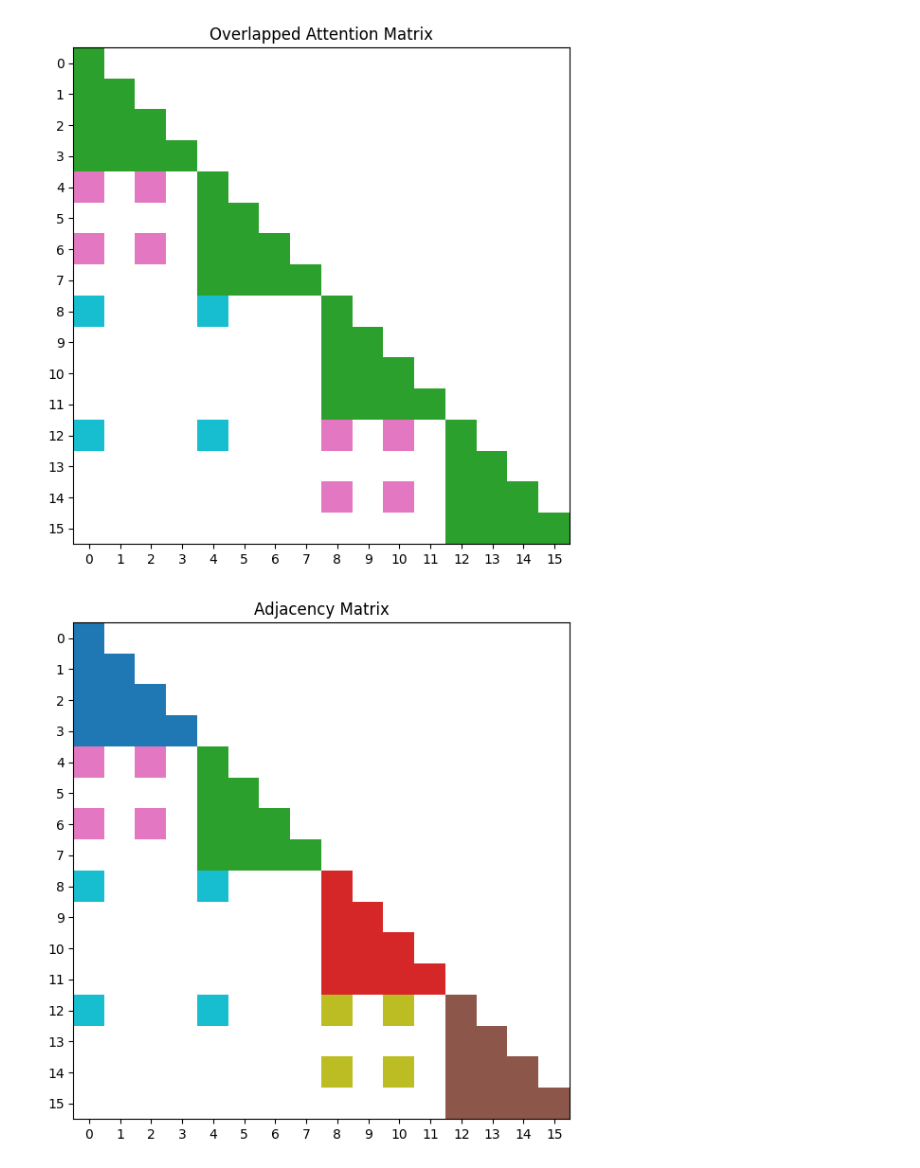
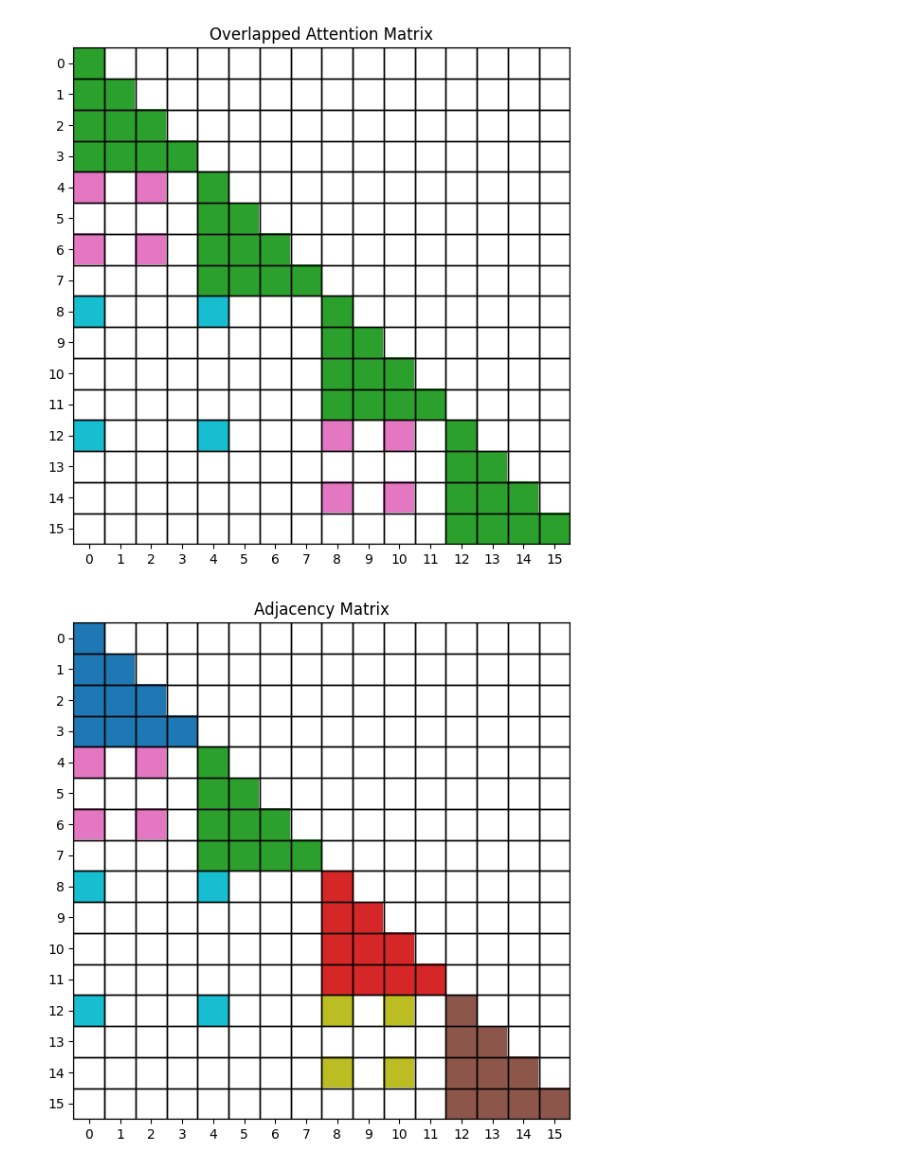
Before and after one commit to hkproj/python-longnet, a Jupyter notebook: longnet_visualizer.ipynb, the cells around one changed output. Cells and saved outputs as stored; diff of their text form; code cells hidden in the pictures.

Commit message:
better visualizations

```diff
--- a/longnet_visualizer.ipynb
+++ b/longnet_visualizer.ipynb
@@ -5,73 +5,103 @@ import matplotlib.pyplot as plt
 from matplotlib.colors import ListedColormap
 
 
-N = 16 # Sequence length
-w0 = 4 # Initial window size
-r0 = 1 # Initial stride size
-alpha = 2 # Geometric progression factor
+N = 16  # Sequence length
+w0 = 4  # Initial window size
+r0 = 1  # Initial stride size
+alpha = 2  # Geometric progression factor
 
 # Number of different (w,r) pairs. Can be calculated given that w and r are in geometric progression
 # So we can write N = w0 * alpha^k, where alpha is the geometric progression factor
 # So k = log_alpha(N/w0) = log(N/w0) / log(alpha)
-k = int(np.log(N/w0) / np.log(alpha)) + 1
+k = int(np.log(N / w0) / np.log(alpha)) + 1
 
 # Generate the w_seq as a geometric progression
-w_seq = [w0 * alpha ** i for i in range(k)]
+w_seq = [w0 * alpha**i for i in range(k)]
 # Generate the r_seq as a geometric progression
-r_seq = [r0 * alpha ** i for i in range(k)]
+r_seq = [r0 * alpha**i for i in range(k)]
 
-colors = ['#FFFFFF', '#1F77B4', '#FF7F0E', '#2CA02C', '#D62728', '#9467BD', '#8C564B', '#E377C2', '#7F7F7F', '#BCBD22', '#17BECF']
+colors = [
+    "#FFFFFF",
+    "#1F77B4",
+    "#FF7F0E",
+    "#2CA02C",
+    "#D62728",
+    "#9467BD",
+    "#8C564B",
+    "#E377C2",
+    "#7F7F7F",
+    "#BCBD22",
+    "#17BECF",
+]
 
 assert w_seq[-1] == N, f"The last element of w_seq must be N, but it is {w_seq[-1]}"
 
-k = len(w_seq) # Number of different (w,r) pairs
+k = len(w_seq)  # Number of different (w,r) pairs
+
 
 def get_indices_for_configuration(w, r):
     # Split the whole sequence in multiple "segments" of length w
     num_segments = N // w
     for segment_index in range(num_segments):
         segment_start_index = segment_index * w
         segment_end_index = segment_start_index + w
         # Select the indices in the segment with a stride of r
         indices = np.arange(segment_start_index, segment_end_index, r)
         yield indices
 
-# Create a grid of size (N, N) with zeros
+
+# Create a grid of size (N, N) with zeros and the graph equivalent
 matrix = np.zeros((N, N))
 adj_matrix = np.zeros((N, N))
 adj_list = defaultdict(set)
 
-group_index = 0 # Indicates that nodes belonging to the same segment have an edge connecting them
+group_index = (
+    0  # Indicates that nodes belonging to the same segment have an edge connecting them
+)
 
-# Color each (w,r) pair with a different color
 for i, (w, r) in enumerate(zip(w_seq, r_seq)):
     indices = get_indices_for_configuration(w, r)
     for j, segment_indices in enumerate(indices):
         group_index += 1
         for index1 in segment_indices:
             for index2 in segment_indices:
                 if matrix[index1, index2] == 0 and index1 >= index2:
+                    # Only create an edge for causal connections between tokens
                     adj_list[index1].add(index2.item())
                     adj_list[index2].add(index1.item())
                     adj_matrix[index1, index2] = group_index
                     matrix[index1, index2] = i + 1
 
+
+def highlight_cell(x, y, ax=None, **kwargs):
+    rect = plt.Rectangle((x - 0.5, y - 0.5), 1, 1, fill=False, **kwargs)
+    ax = ax or plt.gca()
+    ax.add_patch(rect)
+    return rect
+
+
 # Plot is useless for big sequence lengths
 if N <= 32:
-        # Plot the matrix and for each position use the color corresponding to the value in the matrix taken from the colors array
-        plt.imshow(matrix, cmap=ListedColormap(colors), interpolation='nearest')
-        plt.xticks(np.arange(0, N, 1.0))
-        plt.yticks(np.arange(0, N, 1.0))
-        plt.title('Overlapped Attention Matrix')
-        plt.show()
+    plt.imshow(matrix, cmap=ListedColormap(colors), interpolation="nearest")
+    plt.xticks(np.arange(0, N, 1.0))
+    plt.yticks(np.arange(0, N, 1.0))
+    plt.title("Overlapped Attention Matrix")
+    for i in range(N):
+        for j in range(N):
+            highlight_cell(i, j, color="black", linewidth=1)
+    plt.show()
 
-        plt.imshow(adj_matrix, cmap=ListedColormap(colors), interpolation='nearest')
-        plt.xticks(np.arange(0, N, 1.0))
-        plt.yticks(np.arange(0, N, 1.0))
-        plt.title('Adjacency Matrix')
-        plt.show()
+    plt.imshow(adj_matrix, cmap=ListedColormap(colors), interpolation="nearest")
+    plt.xticks(np.arange(0, N, 1.0))
+    plt.yticks(np.arange(0, N, 1.0))
+    for i in range(N):
+        for j in range(N):
+            highlight_cell(i, j, color="black", linewidth=1)
+    plt.title("Adjacency Matrix")
+
+    plt.show()
 # %% [output]
-[figure, old version]
+[figure, new version]
-[figure, old version]
+[figure, new version]
 # %%
 START_NODE = 0
```
Also changed, not shown: parts of 2 cells of this notebook.
